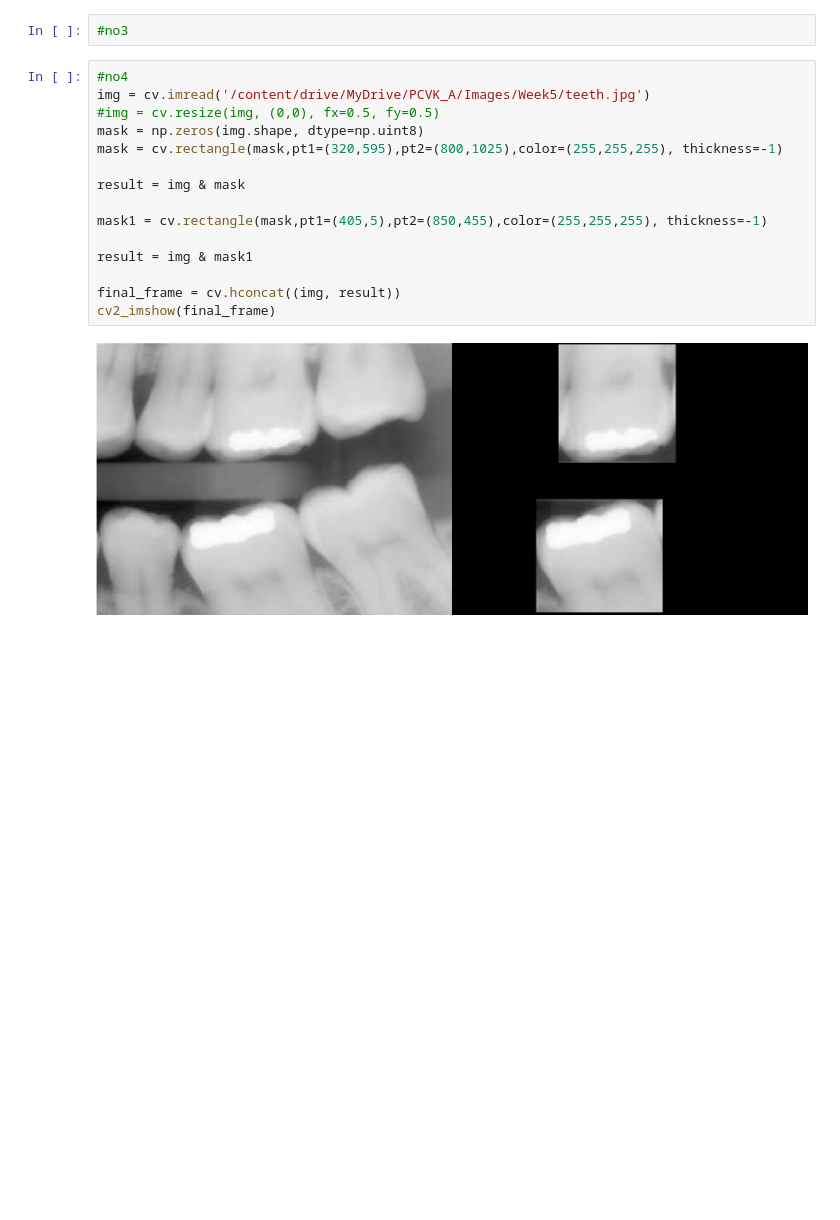
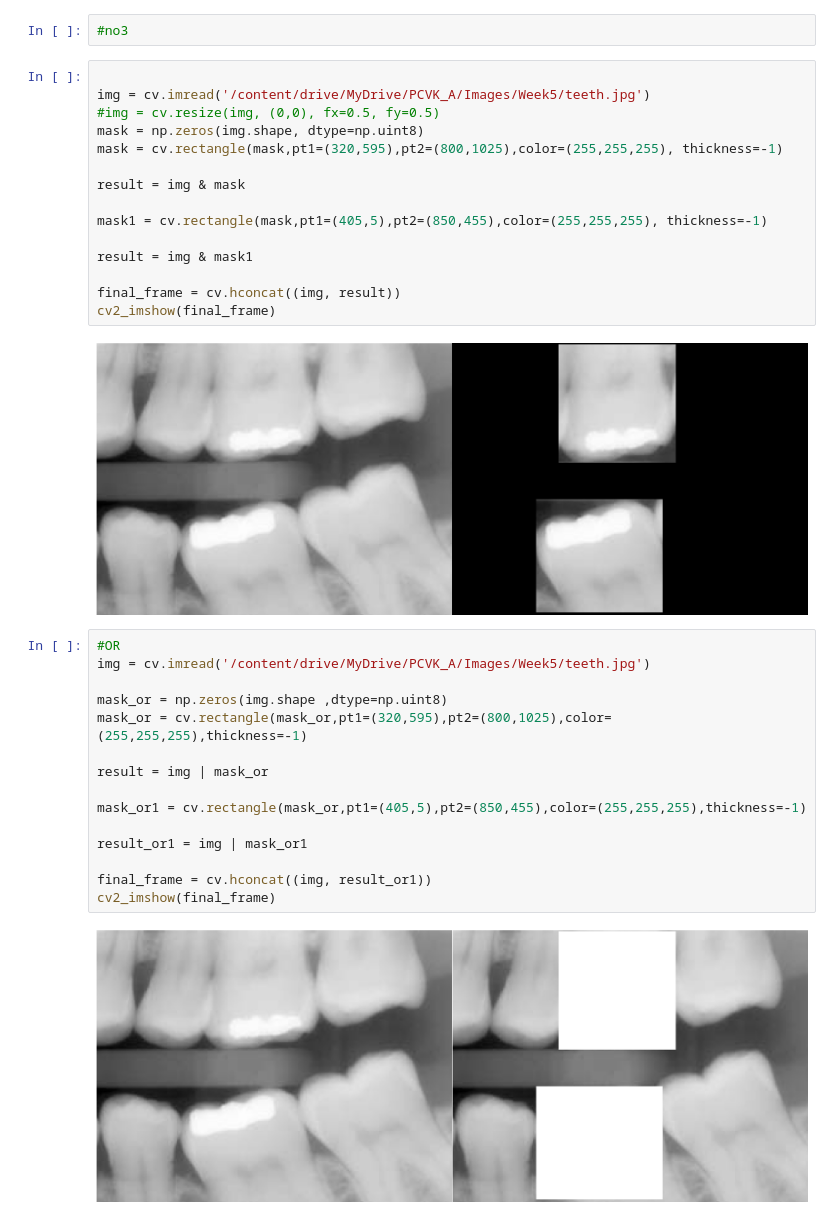
Before and after one commit to ArisNurAmrozi/PCVK_Genap_2021, a Jupyter notebook: Week5.ipynb, the cells around one changed output. Cells and saved outputs as stored; diff of their text form; blank space fills up the shorter version.

```diff
--- a/Week5.ipynb
+++ b/Week5.ipynb
@@ -79,7 +79,7 @@ Masukkan nilai bit depth: 1
 # %%
 #no3
 # %%
-#no4
+
 img = cv.imread('/content/drive/MyDrive/PCVK_A/Images/Week5/teeth.jpg')
 #img = cv.resize(img, (0,0), fx=0.5, fy=0.5)
 mask = np.zeros(img.shape, dtype=np.uint8)
@@ -95,3 +95,20 @@ final_frame = cv.hconcat((img, result))
 cv2_imshow(final_frame)
 # %% [output]
 [figure]
+# %%
+#OR
+img = cv.imread('/content/drive/MyDrive/PCVK_A/Images/Week5/teeth.jpg')
+
+mask_or = np.zeros(img.shape ,dtype=np.uint8)
+mask_or = cv.rectangle(mask_or,pt1=(320,595),pt2=(800,1025),color=(255,255,255),thickness=-1)
+
+result = img | mask_or
+
+mask_or1 = cv.rectangle(mask_or,pt1=(405,5),pt2=(850,455),color=(255,255,255),thickness=-1)
+
+result_or1 = img | mask_or1
+
+final_frame = cv.hconcat((img, result_or1))
+cv2_imshow(final_frame)
+# %% [output]
+[figure, added]
```
